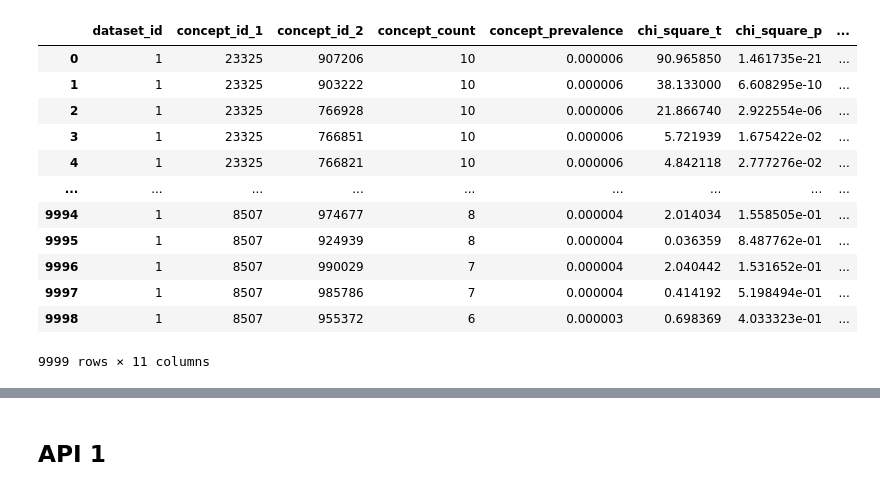
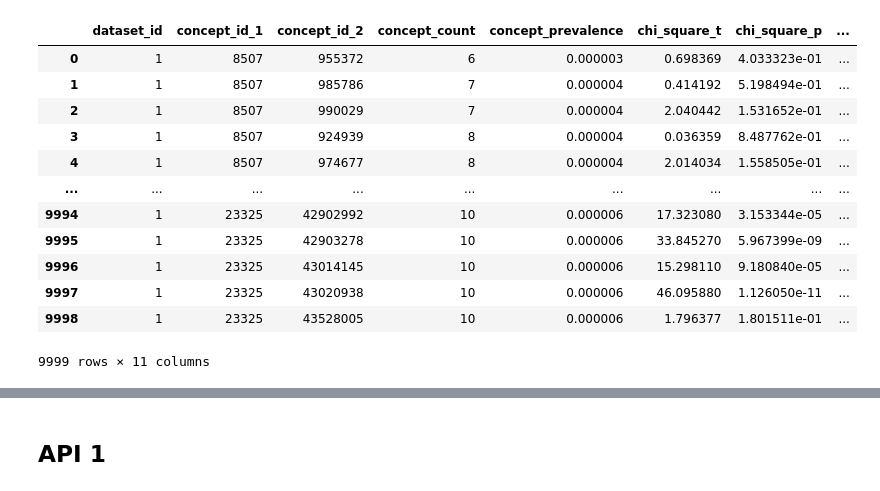
Before and after one commit to polyg314/COHD_APIs, a Jupyter notebook: COHD_prework/COHD_API_1_and_2.ipynb, the cells around one changed output, grey strips where cells are left out. Cells and saved outputs as stored; diff of their text form; code cells hidden in the pictures.

```diff
--- a/COHD_prework/COHD_API_1_and_2.ipynb
+++ b/COHD_prework/COHD_API_1_and_2.ipynb
@@ -3,20 +3,20 @@ import pandas as pd
 import json
 # %%
 ## sorted sort -k2 -k4 -r -n <paired_concepts_test_file.txt >> pc_sorted_test.txt
-paired_concepts_table = pd.read_csv('pc_sorted_test.txt', sep="\t")
+paired_concepts_table = pd.read_csv('pc_test.csv')
 paired_concepts_table
 # %% [output]
 |  | dataset_id | concept_id_1 | concept_id_2 | concept_count | concept_prevalence | chi_square_t | chi_square_p | ... |
-| 0 | 1 | 23325 | 907206 | 10 | 0.000006 | 90.965850 | 1.461735e-21 | ... |
-| 1 | 1 | 23325 | 903222 | 10 | 0.000006 | 38.133000 | 6.608295e-10 | ... |
-| 2 | 1 | 23325 | 766928 | 10 | 0.000006 | 21.866740 | 2.922554e-06 | ... |
-| 3 | 1 | 23325 | 766851 | 10 | 0.000006 | 5.721939 | 1.675422e-02 | ... |
-| 4 | 1 | 23325 | 766821 | 10 | 0.000006 | 4.842118 | 2.777276e-02 | ... |
+| 0 | 1 | 8507 | 955372 | 6 | 0.000003 | 0.698369 | 4.033323e-01 | ... |
+| 1 | 1 | 8507 | 985786 | 7 | 0.000004 | 0.414192 | 5.198494e-01 | ... |
+| 2 | 1 | 8507 | 990029 | 7 | 0.000004 | 2.040442 | 1.531652e-01 | ... |
+| 3 | 1 | 8507 | 924939 | 8 | 0.000004 | 0.036359 | 8.487762e-01 | ... |
+| 4 | 1 | 8507 | 974677 | 8 | 0.000004 | 2.014034 | 1.558505e-01 | ... |
 | ... | ... | ... | ... | ... | ... | ... | ... | ... |
-| 9994 | 1 | 8507 | 974677 | 8 | 0.000004 | 2.014034 | 1.558505e-01 | ... |
-| 9995 | 1 | 8507 | 924939 | 8 | 0.000004 | 0.036359 | 8.487762e-01 | ... |
-| 9996 | 1 | 8507 | 990029 | 7 | 0.000004 | 2.040442 | 1.531652e-01 | ... |
-| 9997 | 1 | 8507 | 985786 | 7 | 0.000004 | 0.414192 | 5.198494e-01 | ... |
-| 9998 | 1 | 8507 | 955372 | 6 | 0.000003 | 0.698369 | 4.033323e-01 | ... |
+| 9994 | 1 | 23325 | 42902992 | 10 | 0.000006 | 17.323080 | 3.153344e-05 | ... |
+| 9995 | 1 | 23325 | 42903278 | 10 | 0.000006 | 33.845270 | 5.967399e-09 | ... |
+| 9996 | 1 | 23325 | 43014145 | 10 | 0.000006 | 15.298110 | 9.180840e-05 | ... |
+| 9997 | 1 | 23325 | 43020938 | 10 | 0.000006 | 46.095880 | 1.126050e-11 | ... |
+| 9998 | 1 | 23325 | 43528005 | 10 | 0.000006 | 1.796377 | 1.801511e-01 | ... |
 9999 rows × 11 columns
 # %%
```
Also changed, not shown: parts of 5 cells of this notebook, 4 other files.
